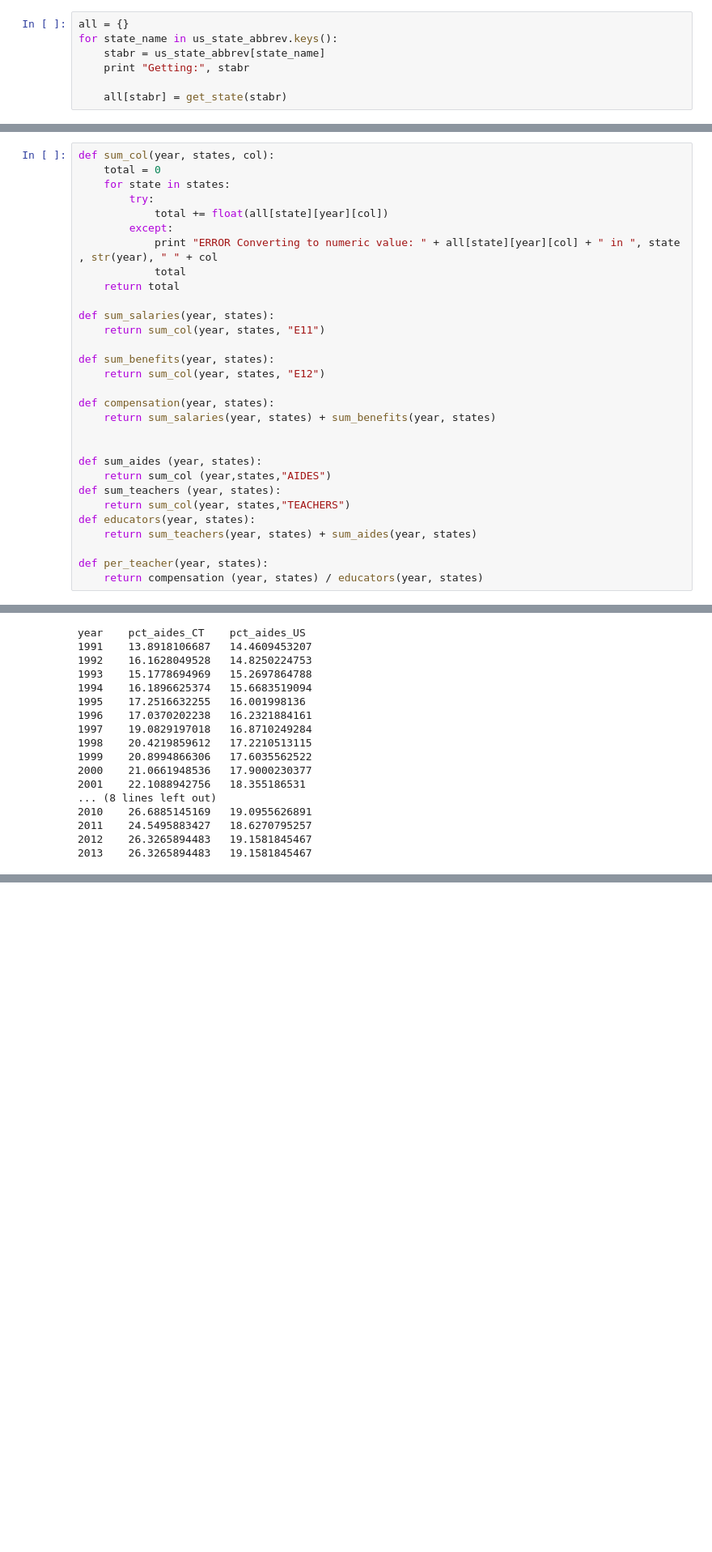
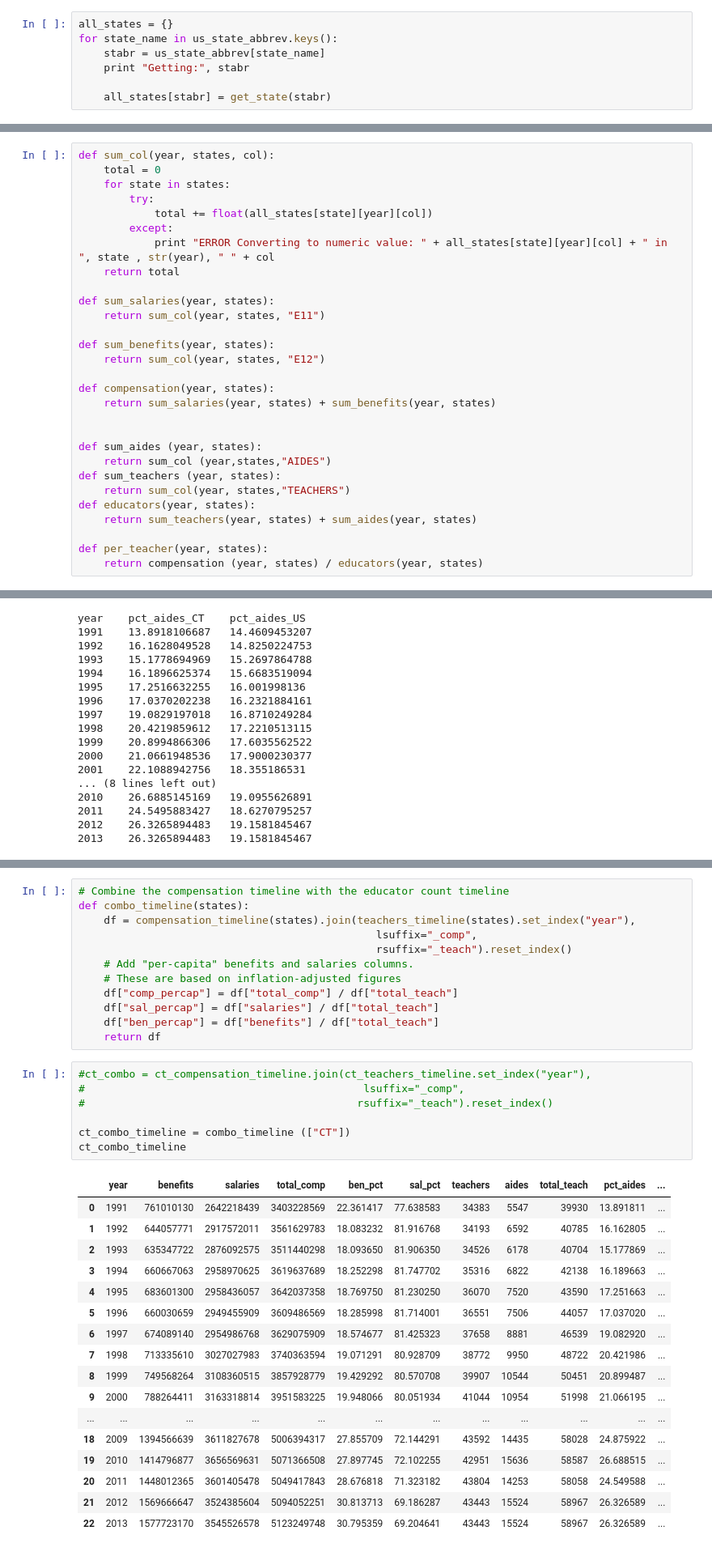
Before and after one commit to trendct/data, a Jupyter notebook: 2016/07/educator-compensation/CCD Teacher Compensation - cleaned up.ipynb, the cells around one changed output, grey strips where cells are left out. Shown at 81% size. Drawn from its saved outputs; the diff is of its cells as text; blank space fills up the shorter version.

Commit message:
Added teacher compensation parts 2 and 3

```diff
--- a/2016/07/educator-compensation/CCD Teacher Compensation - cleaned up.ipynb
+++ b/2016/07/educator-compensation/CCD Teacher Compensation - cleaned up.ipynb
@@ -505,12 +507,12 @@ def get_state (state):
 
     return record
 # %%
-all = {}
+all_states = {}
 for state_name in us_state_abbrev.keys():
     stabr = us_state_abbrev[state_name]
     print "Getting:", stabr
 
-    all[stabr] = get_state(stabr)
+    all_states[stabr] = get_state(stabr)
 # %% [output]
 Getting: MS
 A value is trying to be set on a copy of a slice from a DataFrame.
@@ -559,10 +561,9 @@ def sum_col(year, states, col):
     total = 0
     for state in states:
         try:
-            total += float(all[state][year][col])
+            total += float(all_states[state][year][col])
         except:
-            print "ERROR Converting to numeric value: " + all[state][year][col] + " in ", state , str(year), " " + col
-            total
+            print "ERROR Converting to numeric value: " + all_states[state][year][col] + " in ", state , str(year), " " + col
     return total
 
 def sum_salaries(year, states):
@@ -1260,0 +1270,37 @@ year    pct_aides_CT    pct_aides_US
+# %%
+# Combine the compensation timeline with the educator count timeline
+def combo_timeline(states):
+    df = compensation_timeline(states).join(teachers_timeline(states).set_index("year"),
+                                               lsuffix="_comp",
+                                               rsuffix="_teach").reset_index()
+    # Add "per-capita" benefits and salaries columns.
+    # These are based on inflation-adjusted figures
+    df["comp_percap"] = df["total_comp"] / df["total_teach"]
+    df["sal_percap"] = df["salaries"] / df["total_teach"]
+    df["ben_percap"] = df["benefits"] / df["total_teach"]
+    return df
+# %%
+#ct_combo = ct_compensation_timeline.join(ct_teachers_timeline.set_index("year"),
+#                                            lsuffix="_comp",
+#                                           rsuffix="_teach").reset_index()
+
+ct_combo_timeline = combo_timeline (["CT"])
+ct_combo_timeline
+# %% [output]
+|  | year | benefits | salaries | total_comp | ben_pct | sal_pct | teachers | aides | total_teach | pct_aides | ... |
+| 0 | 1991 | 761010130 | 2642218439 | 3403228569 | 22.361417 | 77.638583 | 34383 | 5547 | 39930 | 13.891811 | ... |
+| 1 | 1992 | 644057771 | 2917572011 | 3561629783 | 18.083232 | 81.916768 | 34193 | 6592 | 40785 | 16.162805 | ... |
+| 2 | 1993 | 635347722 | 2876092575 | 3511440298 | 18.093650 | 81.906350 | 34526 | 6178 | 40704 | 15.177869 | ... |
+| 3 | 1994 | 660667063 | 2958970625 | 3619637689 | 18.252298 | 81.747702 | 35316 | 6822 | 42138 | 16.189663 | ... |
+| 4 | 1995 | 683601300 | 2958436057 | 3642037358 | 18.769750 | 81.230250 | 36070 | 7520 | 43590 | 17.251663 | ... |
+| 5 | 1996 | 660030659 | 2949455909 | 3609486569 | 18.285998 | 81.714001 | 36551 | 7506 | 44057 | 17.037020 | ... |
+| 6 | 1997 | 674089140 | 2954986768 | 3629075909 | 18.574677 | 81.425323 | 37658 | 8881 | 46539 | 19.082920 | ... |
+| 7 | 1998 | 713335610 | 3027027983 | 3740363594 | 19.071291 | 80.928709 | 38772 | 9950 | 48722 | 20.421986 | ... |
+| 8 | 1999 | 749568264 | 3108360515 | 3857928779 | 19.429292 | 80.570708 | 39907 | 10544 | 50451 | 20.899487 | ... |
+| 9 | 2000 | 788264411 | 3163318814 | 3951583225 | 19.948066 | 80.051934 | 41044 | 10954 | 51998 | 21.066195 | ... |
+| ... | ... | ... | ... | ... | ... | ... | ... | ... | ... | ... | ... |
+| 18 | 2009 | 1394566639 | 3611827678 | 5006394317 | 27.855709 | 72.144291 | 43592 | 14435 | 58028 | 24.875922 | ... |
+| 19 | 2010 | 1414796877 | 3656569631 | 5071366508 | 27.897745 | 72.102255 | 42951 | 15636 | 58587 | 26.688515 | ... |
+| 20 | 2011 | 1448012365 | 3601405478 | 5049417843 | 28.676818 | 71.323182 | 43804 | 14253 | 58058 | 24.549588 | ... |
+| 21 | 2012 | 1569666647 | 3524385604 | 5094052251 | 30.813713 | 69.186287 | 43443 | 15524 | 58967 | 26.326589 | ... |
+| 22 | 2013 | 1577723170 | 3545526578 | 5123249748 | 30.795359 | 69.204641 | 43443 | 15524 | 58967 | 26.326589 | ... |
```
Also changed, not shown: parts of 24 cells of this notebook, 2 other files.
